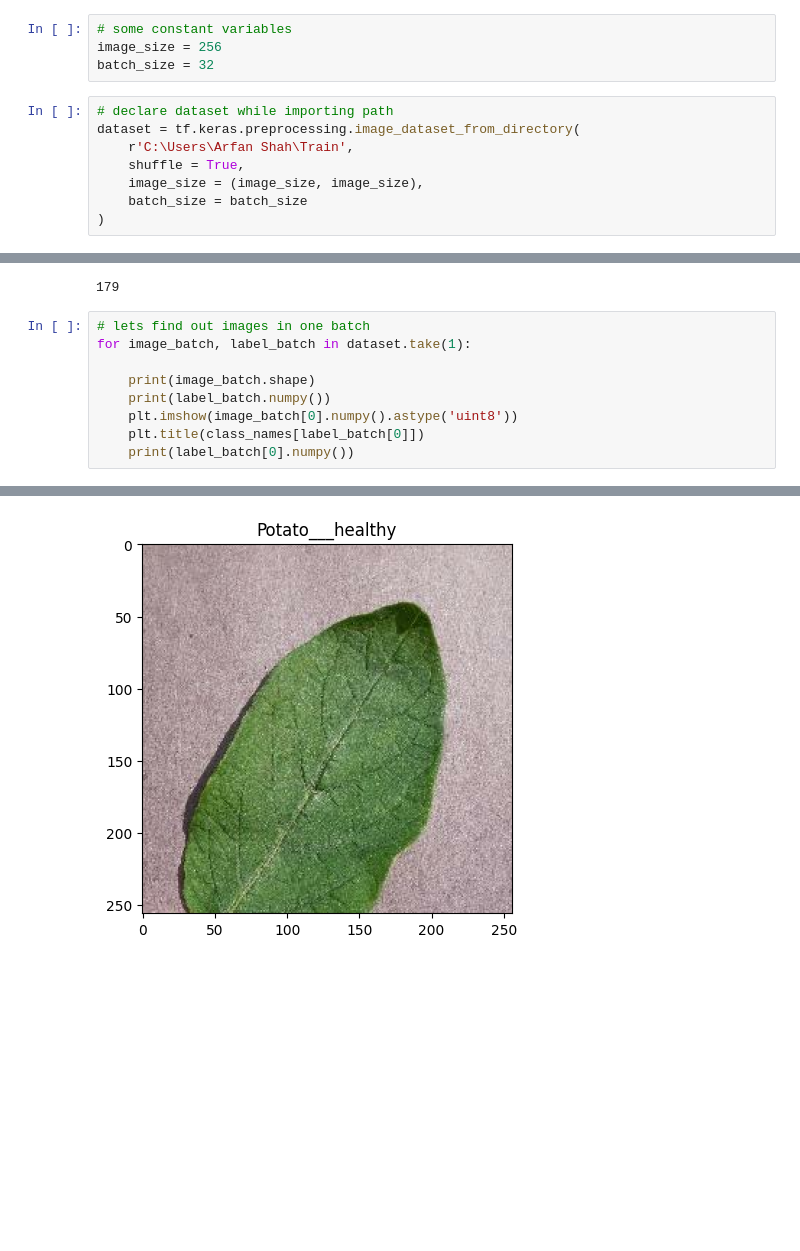
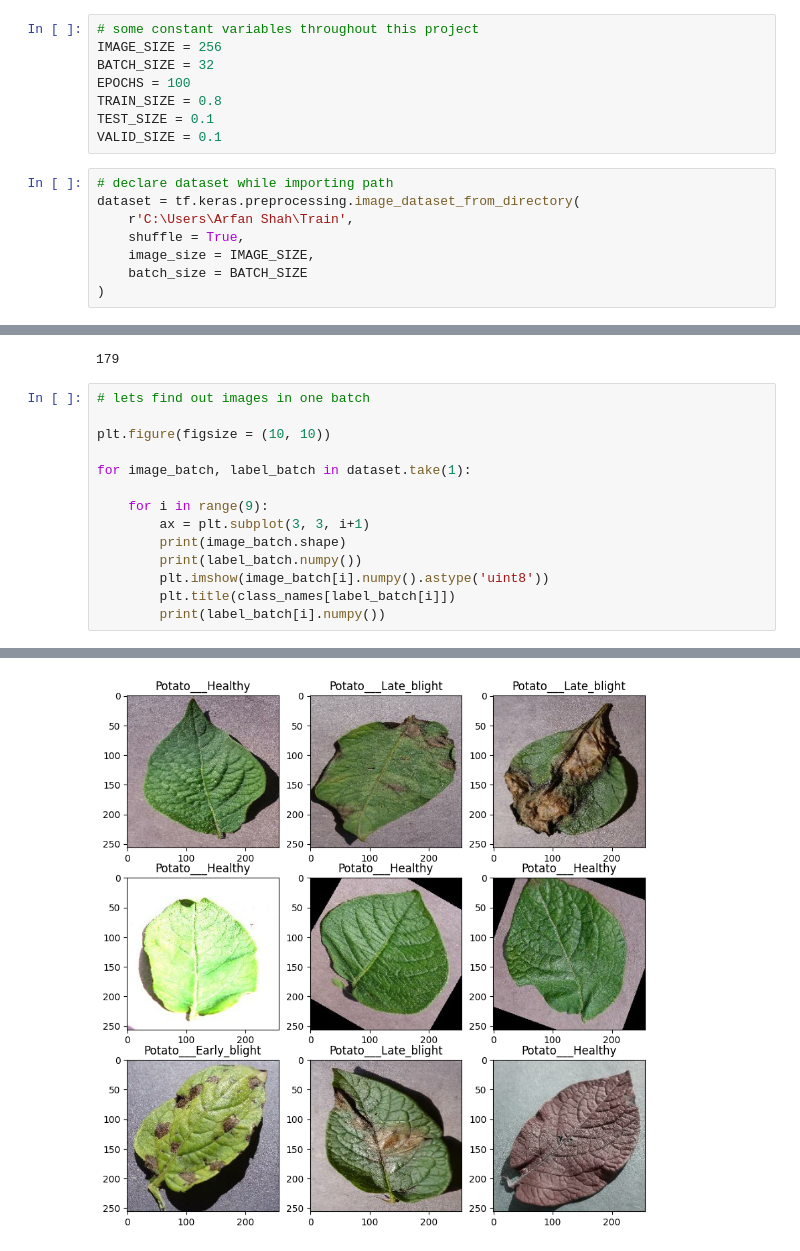
Before and after one commit to arfan64shah/Potato_Disease_DetectionandClassifictaion, a Jupyter notebook: Multi/CNN_New.ipynb, the cells around one changed output, grey strips where cells are left out. Cells and saved outputs as stored; diff of their text form; blank space fills up the shorter version.

```diff
--- a/Multi/CNN_New.ipynb
+++ b/Multi/CNN_New.ipynb
@@ -11,14 +14,18 @@ import matplotlib.pyplot as plt
 # %%
-# some constant variables
-image_size = 256
-batch_size = 32
+# some constant variables throughout this project
+IMAGE_SIZE = 256
+BATCH_SIZE = 32
+EPOCHS = 100
+TRAIN_SIZE = 0.8
+TEST_SIZE = 0.1
+VALID_SIZE = 0.1
 # %%
 # declare dataset while importing path
 dataset = tf.keras.preprocessing.image_dataset_from_directory(
     r'C:\Users\Arfan Shah\Train',
     shuffle = True,
-    image_size = (image_size, image_size),
-    batch_size = batch_size
+    image_size = IMAGE_SIZE,
+    batch_size = BATCH_SIZE
 )
 # %% [output]
 Found 5702 files belonging to 3 classes.
@@ -34,12 +41,17 @@ len(dataset)
 179
 # %%
 # lets find out images in one batch
+
+plt.figure(figsize = (10, 10))
+
 for image_batch, label_batch in dataset.take(1):
 
-    print(image_batch.shape)
-    print(label_batch.numpy())
-    plt.imshow(image_batch[0].numpy().astype('uint8'))
-    plt.title(class_names[label_batch[0]])
-    print(label_batch[0].numpy())
+    for i in range(9):
+        ax = plt.subplot(3, 3, i+1)
+        print(image_batch.shape)
+        print(label_batch.numpy())
+        plt.imshow(image_batch[i].numpy().astype('uint8'))
+        plt.title(class_names[label_batch[i]])
+        print(label_batch[i].numpy())
 # %% [output]
 (32, 256, 256, 3)
@@ -48 +74 @@ for image_batch, label_batch in dataset.take(1):
-[figure, old version]
+[figure, new version]
```
Also changed, not shown: parts of 11 cells of this notebook, 1 other file.
